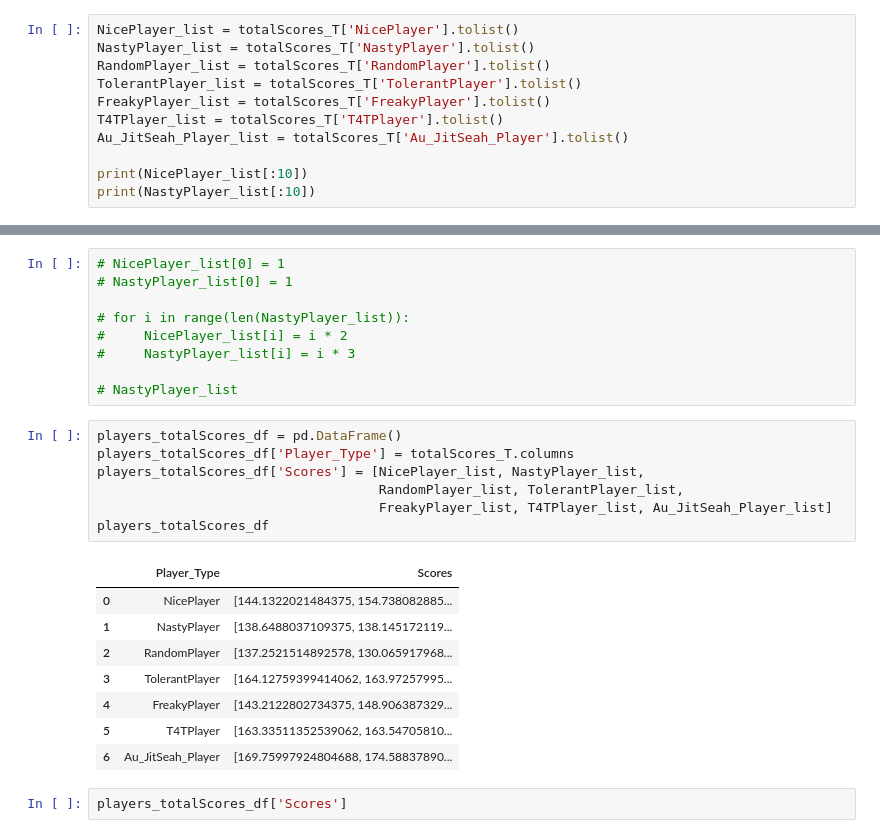
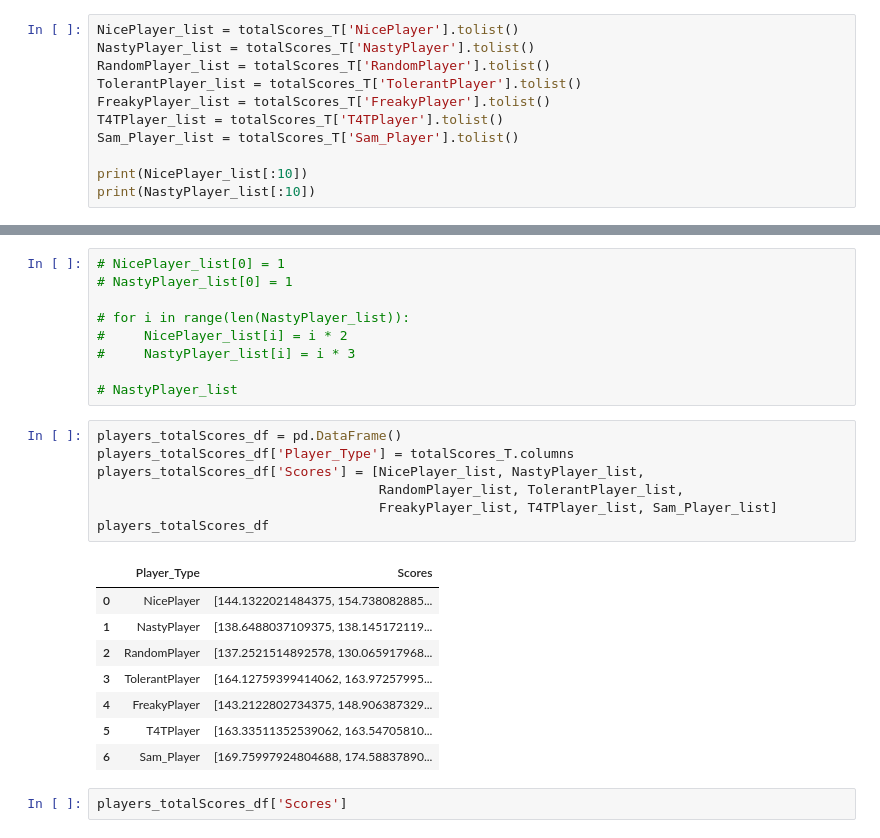
Before and after one commit to samaujs/Artificial-Intelligence, a Jupyter notebook: 3PD/3P_IPD.ipynb, the cells around one changed output, grey strips where cells are left out. Cells and saved outputs as stored; diff of their text form.

```diff
--- a/3PD/3P_IPD.ipynb
+++ b/3PD/3P_IPD.ipynb
@@ -216,7 +216,7 @@ RandomPlayer_list = totalScores_T['RandomPlayer'].tolist()
 TolerantPlayer_list = totalScores_T['TolerantPlayer'].tolist()
 FreakyPlayer_list = totalScores_T['FreakyPlayer'].tolist()
 T4TPlayer_list = totalScores_T['T4TPlayer'].tolist()
-Au_JitSeah_Player_list = totalScores_T['Au_JitSeah_Player'].tolist()
+Sam_Player_list = totalScores_T['Sam_Player'].tolist()
 
 print(NicePlayer_list[:10])
 print(NastyPlayer_list[:10])
@@ -235,19 +235,19 @@ print(NastyPlayer_list[:10])
 # %%
 players_totalScores_df = pd.DataFrame()
 players_totalScores_df['Player_Type'] = totalScores_T.columns
 players_totalScores_df['Scores'] = [NicePlayer_list, NastyPlayer_list,
                                     RandomPlayer_list, TolerantPlayer_list,
-                                    FreakyPlayer_list, T4TPlayer_list, Au_JitSeah_Player_list]
+                                    FreakyPlayer_list, T4TPlayer_list, Sam_Player_list]
 players_totalScores_df
 # %% [output]
 |  | Player_Type | Scores |
 | 0 | NicePlayer | [144.1322021484375, 154.738082885... |
 | 1 | NastyPlayer | [138.6488037109375, 138.145172119... |
 | 2 | RandomPlayer | [137.2521514892578, 130.065917968... |
 | 3 | TolerantPlayer | [164.12759399414062, 163.97257995... |
 | 4 | FreakyPlayer | [143.2122802734375, 148.906387329... |
 | 5 | T4TPlayer | [163.33511352539062, 163.54705810... |
-| 6 | Au_JitSeah_Player | [169.75997924804688, 174.58837890... |
+| 6 | Sam_Player | [169.75997924804688, 174.58837890... |
 # %%
 players_totalScores_df['Scores']
 # %% [output]
```
Also changed, not shown: parts of 8 cells of this notebook, 2 other files.
